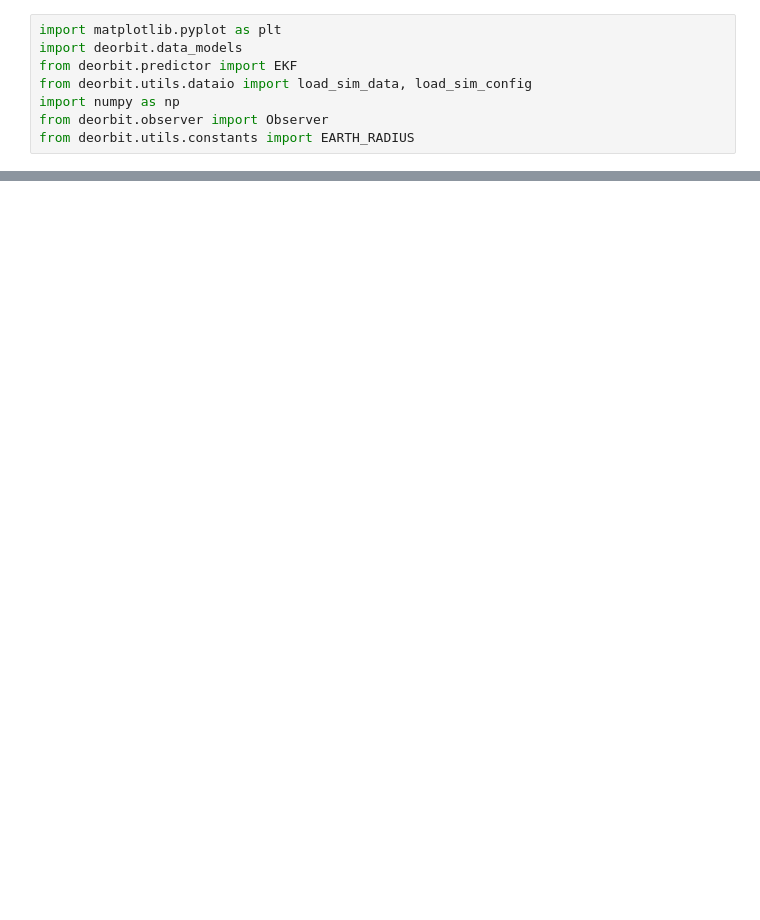
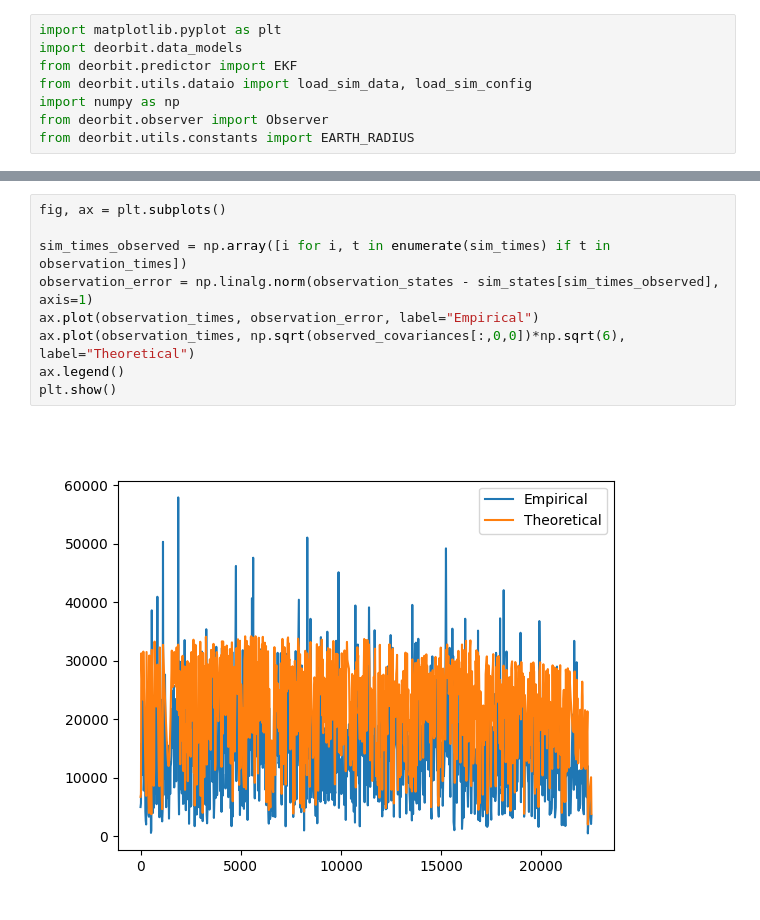
Before and after one commit to brendanbennett/deorbiter, a Jupyter notebook: examples/3D_EKF_example.ipynb, the cells around one changed output, grey strips where cells are left out. Cells and saved outputs as stored; diff of their text form; blank space fills up the shorter version.

```diff
--- a/examples/3D_EKF_example.ipynb
+++ b/examples/3D_EKF_example.ipynb
@@ -54,3 +51,14 @@ obs.plot_config()
+# %%
+fig, ax = plt.subplots()
+
+sim_times_observed = np.array([i for i, t in enumerate(sim_times) if t in observation_times])
+observation_error = np.linalg.norm(observation_states - sim_states[sim_times_observed], axis=1)
+ax.plot(observation_times, observation_error, label="Empirical")
+ax.plot(observation_times, np.sqrt(observed_covariances[:,0,0])*np.sqrt(6), label="Theoretical")
+ax.legend()
+plt.show()
+# %% [output]
+[figure, added]
 # %%
 
 
```
Also changed, not shown: parts of 6 cells of this notebook, 3 other files.
